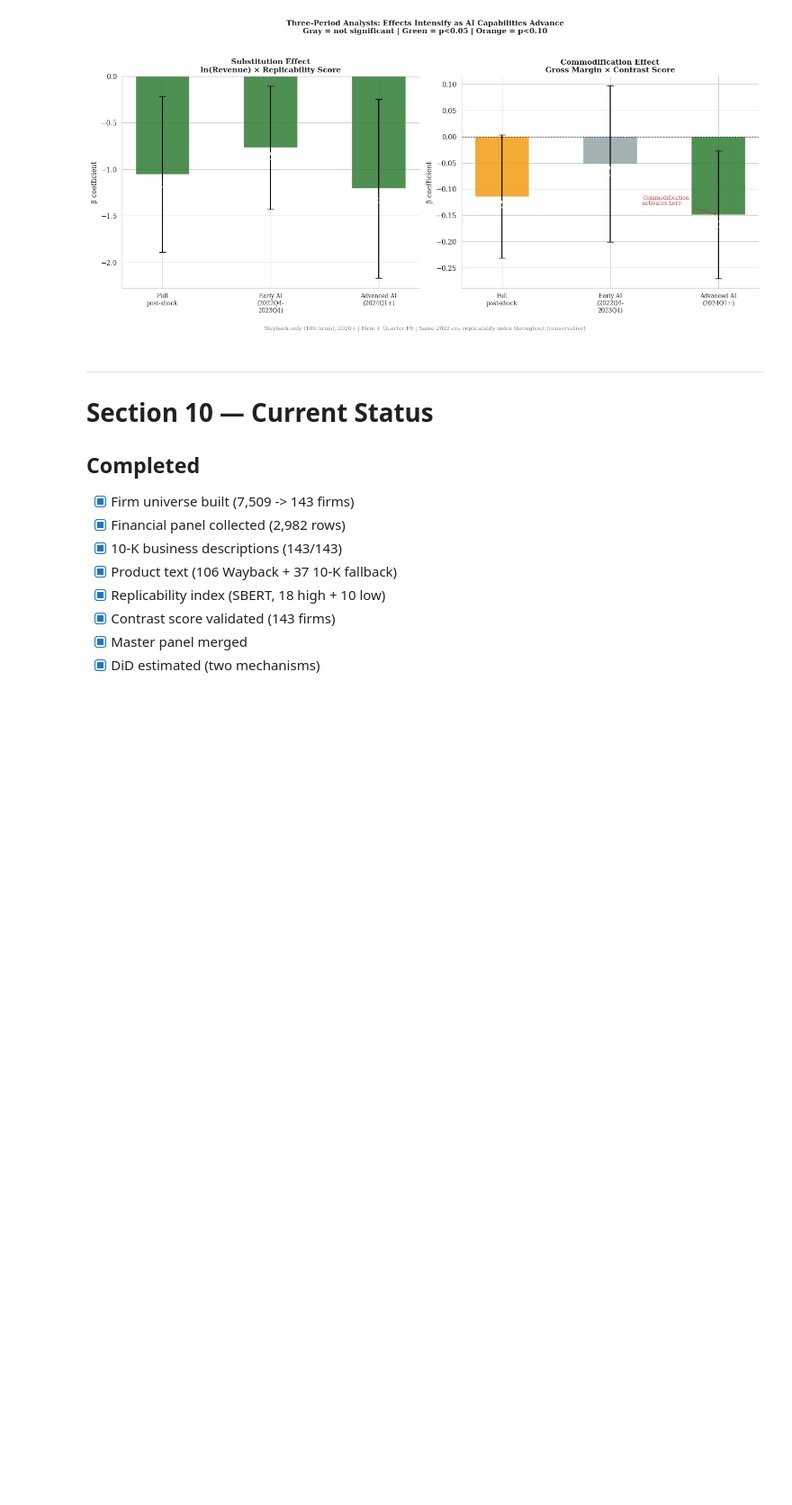
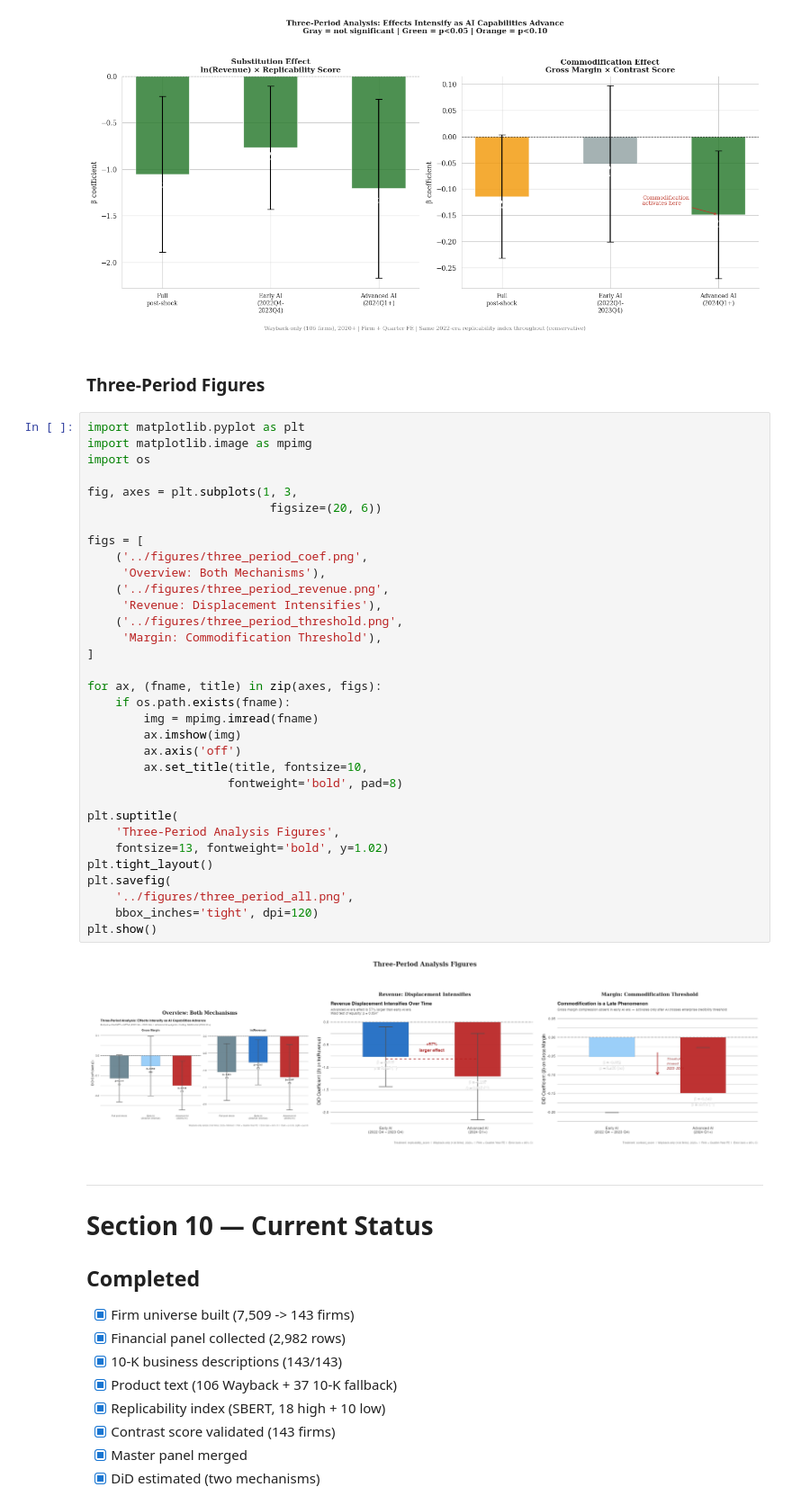
Before and after one commit to hakangulmez/thesis-ai-task-shock, a Jupyter notebook: notebooks/project_overview.ipynb, the cells around one changed output. Shown at 90% size. Drawn from its saved outputs; the diff is of its cells as text; blank space fills up the shorter version.

```diff
--- a/notebooks/project_overview.ipynb
+++ b/notebooks/project_overview.ipynb
@@ -1754,6 +1754,43 @@ KEY FINDING 1: Revenue displacement
   Threshold crossed: 2023-2024
   When AI became credible enterprise option
 [figure]
+# %% [markdown]
+### Three-Period Figures
+# %%
+import matplotlib.pyplot as plt
+import matplotlib.image as mpimg
+import os
+
+fig, axes = plt.subplots(1, 3,
+                          figsize=(20, 6))
+
+figs = [
+    ('../figures/three_period_coef.png',
+     'Overview: Both Mechanisms'),
+    ('../figures/three_period_revenue.png',
+     'Revenue: Displacement Intensifies'),
+    ('../figures/three_period_threshold.png',
+     'Margin: Commodification Threshold'),
+]
+
+for ax, (fname, title) in zip(axes, figs):
+    if os.path.exists(fname):
+        img = mpimg.imread(fname)
+        ax.imshow(img)
+        ax.axis('off')
+        ax.set_title(title, fontsize=10,
+                    fontweight='bold', pad=8)
+
+plt.suptitle(
+    'Three-Period Analysis Figures',
+    fontsize=13, fontweight='bold', y=1.02)
+plt.tight_layout()
+plt.savefig(
+    '../figures/three_period_all.png',
+    bbox_inches='tight', dpi=120)
+plt.show()
+# %% [output]
+[figure, added]
 # %% [markdown]
 ---
 # Section 10 — Current Status
```
Also changed, not shown: 6 other files.
